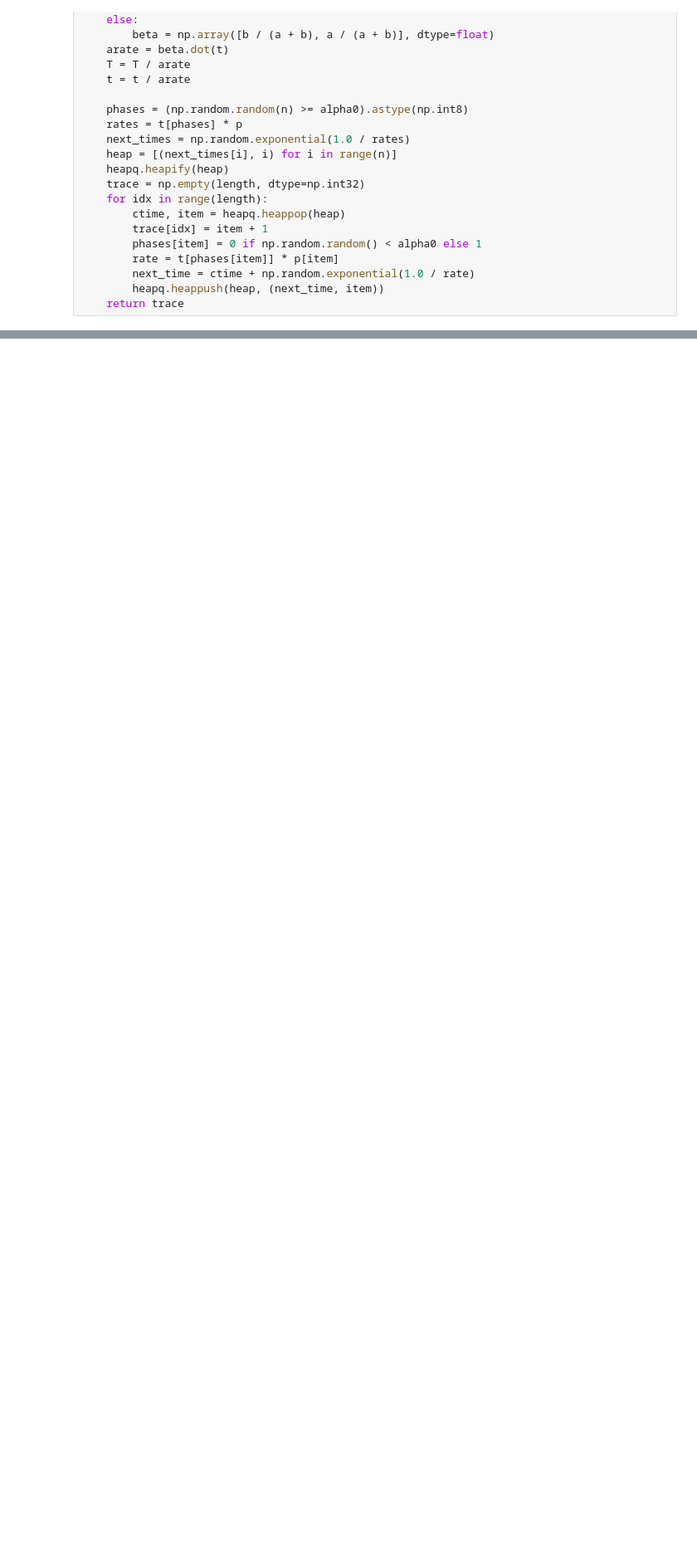
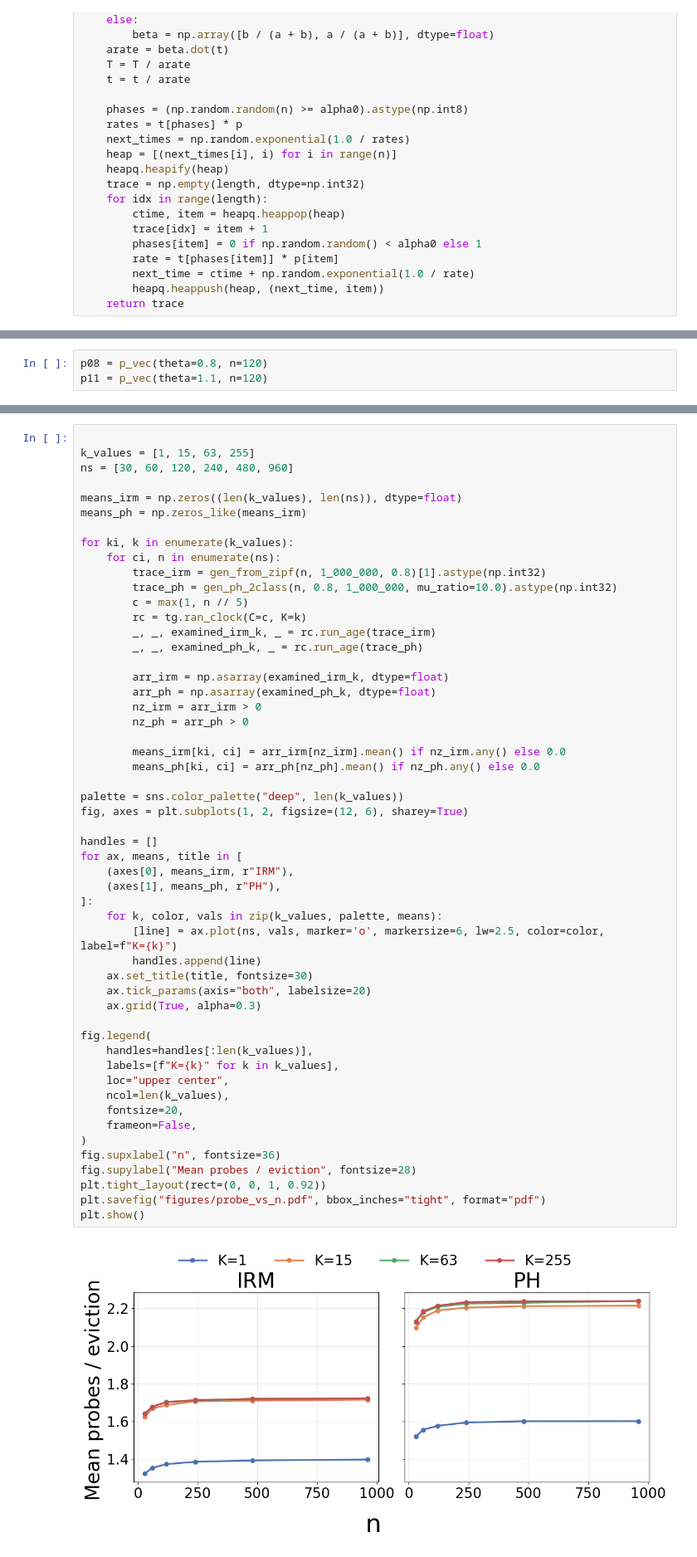
Before and after one commit to Effygal/cache-modeling, a Jupyter notebook: ran-clock.ipynb, the cells around one changed output, grey strips where cells are left out. Shown at 83% size. Saved outputs shown, nothing was run; the diff lists cells and outputs as text; blank space fills up the shorter version.

```diff
--- a/ran-clock.ipynb
+++ b/ran-clock.ipynb
@@ -504,0 +763,3 @@ df_err.to_csv("maes.csv", index=False)
+# %%
+p08 = p_vec(theta=0.8, n=120)
+p11 = p_vec(theta=1.1, n=120)
@@ -504,0 +1806,55 @@ df_err.to_csv("maes.csv", index=False)
+# %%
+
+k_values = [1, 15, 63, 255]
+ns = [30, 60, 120, 240, 480, 960]
+
+means_irm = np.zeros((len(k_values), len(ns)), dtype=float)
+means_ph = np.zeros_like(means_irm)
+
+for ki, k in enumerate(k_values):
+    for ci, n in enumerate(ns):
+        trace_irm = gen_from_zipf(n, 1_000_000, 0.8)[1].astype(np.int32)
+        trace_ph = gen_ph_2class(n, 0.8, 1_000_000, mu_ratio=10.0).astype(np.int32)
+        c = max(1, n // 5)
+        rc = tg.ran_clock(C=c, K=k)
+        _, _, examined_irm_k, _ = rc.run_age(trace_irm)
+        _, _, examined_ph_k, _ = rc.run_age(trace_ph)
+
+        arr_irm = np.asarray(examined_irm_k, dtype=float)
+        arr_ph = np.asarray(examined_ph_k, dtype=float)
+        nz_irm = arr_irm > 0
+        nz_ph = arr_ph > 0
+
+        means_irm[ki, ci] = arr_irm[nz_irm].mean() if nz_irm.any() else 0.0
+        means_ph[ki, ci] = arr_ph[nz_ph].mean() if nz_ph.any() else 0.0
+
+palette = sns.color_palette("deep", len(k_values))
+fig, axes = plt.subplots(1, 2, figsize=(12, 6), sharey=True)
+
+handles = []
+for ax, means, title in [
+    (axes[0], means_irm, r"IRM"),
+    (axes[1], means_ph, r"PH"),
+]:
+    for k, color, vals in zip(k_values, palette, means):
+        [line] = ax.plot(ns, vals, marker='o', markersize=6, lw=2.5, color=color, label=f"K={k}")
+        handles.append(line)
+    ax.set_title(title, fontsize=30)
+    ax.tick_params(axis="both", labelsize=20)
+    ax.grid(True, alpha=0.3)
+
+fig.legend(
+    handles=handles[:len(k_values)],
+    labels=[f"K={k}" for k in k_values],
+    loc="upper center",
+    ncol=len(k_values),
+    fontsize=20,
+    frameon=False,
+)
+fig.supxlabel("n", fontsize=36)
+fig.supylabel("Mean probes / eviction", fontsize=28)
+plt.tight_layout(rect=(0, 0, 1, 0.92))
+plt.savefig("figures/probe_vs_n.pdf", bbox_inches="tight", format="pdf")
+plt.show()
+# %% [output]
+[figure, added]
```
Also changed, not shown: parts of 21 cells of this notebook, 4 other files.
